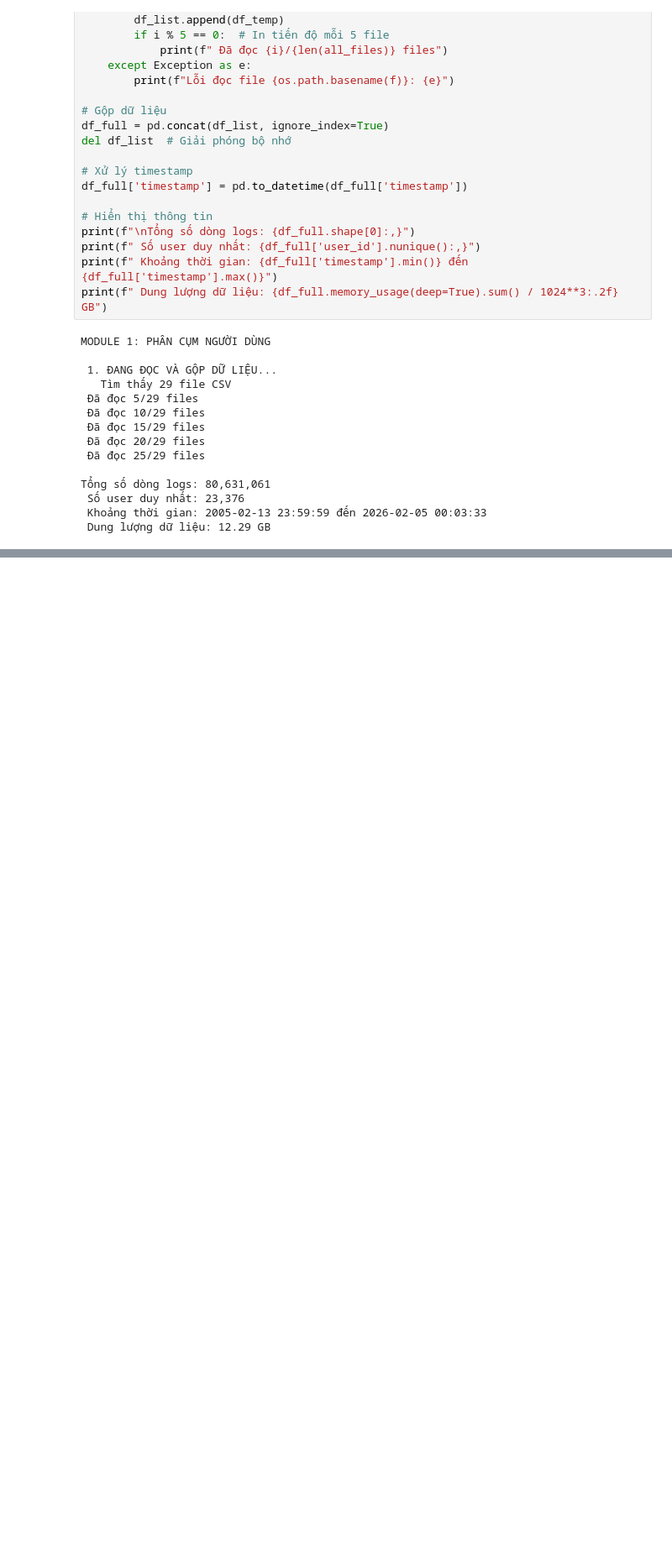
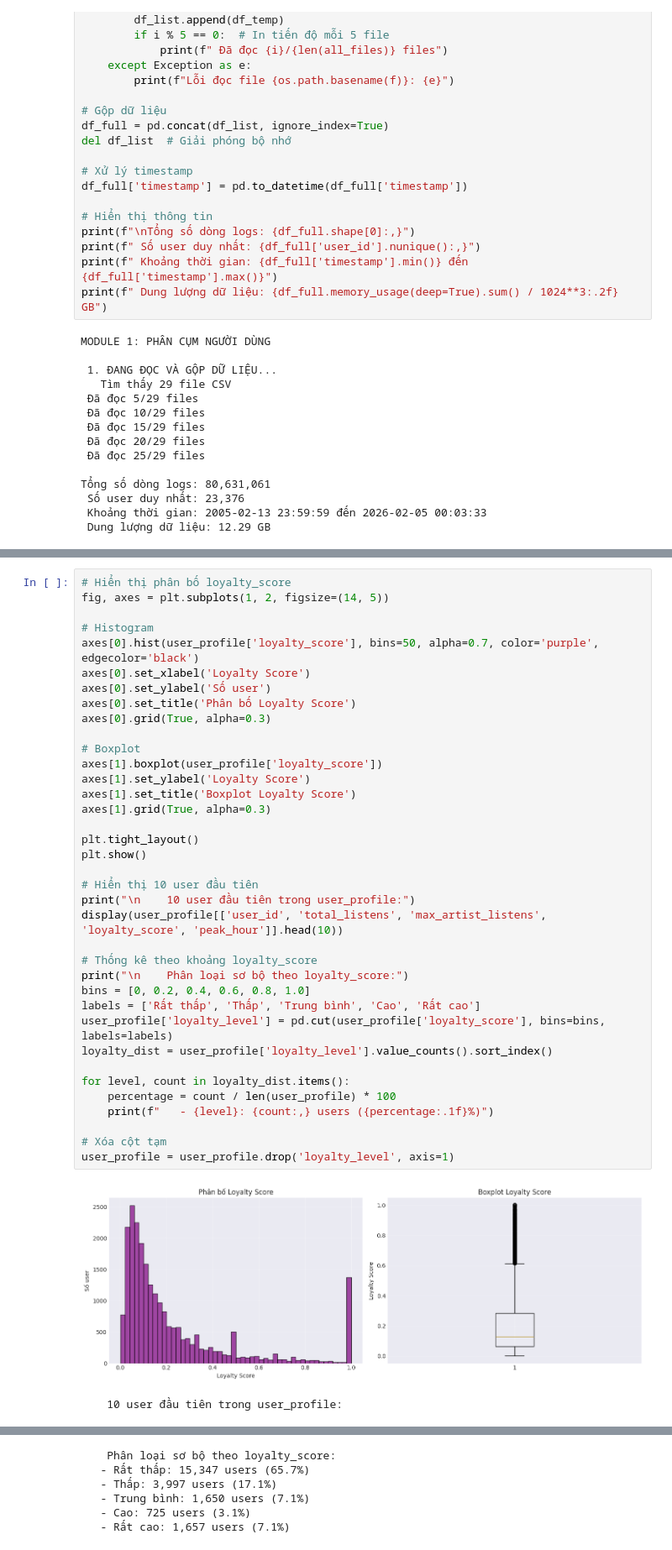
Before and after one commit to TimeSpalding/DataMining-, a Jupyter notebook: module1.ipynb, the cells around one changed output, grey strips where cells are left out. Shown at 84% size. Saved outputs shown, nothing was run; the diff lists cells and outputs as text; blank space fills up the shorter version.

Commit message:
Kaggle Notebook | module1 | Phân loại người dùng theo features

```diff
--- a/module1.ipynb
+++ b/module1.ipynb
@@ -176,0 +269,40 @@ print(f" Đã tính các chỉ số tỷ lệ và cường độ")
+# %%
+# Hiển thị phân bố loyalty_score
+fig, axes = plt.subplots(1, 2, figsize=(14, 5))
+
+# Histogram
+axes[0].hist(user_profile['loyalty_score'], bins=50, alpha=0.7, color='purple', edgecolor='black')
+axes[0].set_xlabel('Loyalty Score')
+axes[0].set_ylabel('Số user')
+axes[0].set_title('Phân bố Loyalty Score')
+axes[0].grid(True, alpha=0.3)
+
+# Boxplot
+axes[1].boxplot(user_profile['loyalty_score'])
+axes[1].set_ylabel('Loyalty Score')
+axes[1].set_title('Boxplot Loyalty Score')
+axes[1].grid(True, alpha=0.3)
+
+plt.tight_layout()
+plt.show()
+
+# Hiển thị 10 user đầu tiên
+print("\n    10 user đầu tiên trong user_profile:")
+display(user_profile[['user_id', 'total_listens', 'max_artist_listens', 'loyalty_score', 'peak_hour']].head(10))
+
+# Thống kê theo khoảng loyalty_score
+print("\n    Phân loại sơ bộ theo loyalty_score:")
+bins = [0, 0.2, 0.4, 0.6, 0.8, 1.0]
+labels = ['Rất thấp', 'Thấp', 'Trung bình', 'Cao', 'Rất cao']
+user_profile['loyalty_level'] = pd.cut(user_profile['loyalty_score'], bins=bins, labels=labels)
+loyalty_dist = user_profile['loyalty_level'].value_counts().sort_index()
+
+for level, count in loyalty_dist.items():
+    percentage = count / len(user_profile) * 100
+    print(f"   - {level}: {count:,} users ({percentage:.1f}%)")
+
+# Xóa cột tạm
+user_profile = user_profile.drop('loyalty_level', axis=1)
+# %% [output]
+[figure, added]
+    10 user đầu tiên trong user_profile:
@@ -176,0 +320,6 @@ print(f" Đã tính các chỉ số tỷ lệ và cường độ")
+    Phân loại sơ bộ theo loyalty_score:
+   - Rất thấp: 15,347 users (65.7%)
+   - Thấp: 3,997 users (17.1%)
+   - Trung bình: 1,650 users (7.1%)
+   - Cao: 725 users (3.1%)
+   - Rất cao: 1,657 users (7.1%)
```
Also changed, not shown: parts of 15 cells of this notebook.
